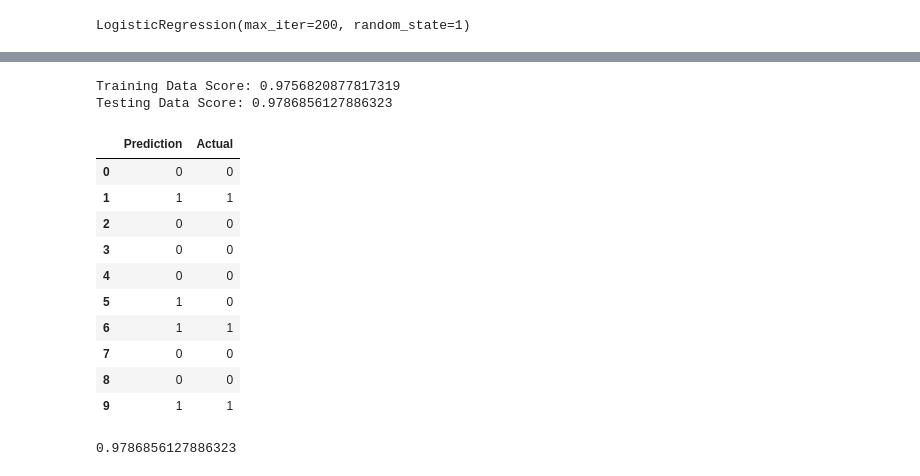
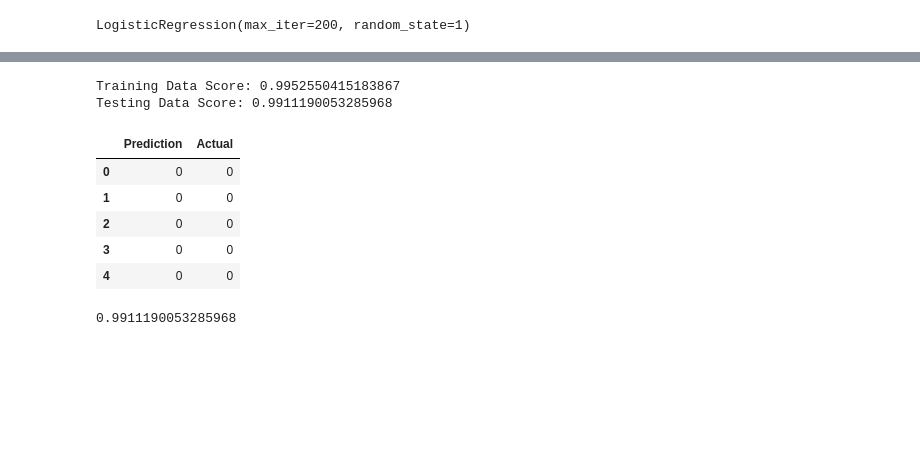
Before and after one commit to Chris-Barrera/Project4_Basketball, a Jupyter notebook: Project_4/LogisticRegressionModel/BBLogisticRegresionFinal.ipynb, the cells around one changed output, grey strips where cells are left out. Drawn from its saved outputs; the diff is of its cells as text; code cells hidden in the pictures; blank space fills up the shorter version.

Commit message:
cleaning up models and renamning columns

```diff
--- a/Project_4/LogisticRegressionModel/BBLogisticRegresion.ipynb
+++ b/Project_4/LogisticRegressionModel/BBLogisticRegresionFinal.ipynb
@@ -4,7 +4,7 @@ import pandas as pd
 import numpy as np
 import matplotlib.pyplot as plt
 # %%
-df = pd.read_csv('/content/BasketBallRevised - basketball_cleaned (1).csv')
+df = pd.read_csv('/content/BasketBallRevised - basketball_cleaned_final.csv')
 df.head()
 # %% [output]
 |  | Player | YearsInLeague | GamesPlayed | MinutesPlayed | FieldGoal | FieldGoalAttempt | 3PointsMade | ... |
@@ -138,0 +234,3 @@ plt.show()
+# %%
+y = df['AboveAvg'].ravel()
+y[:5]
@@ -139,3 +239,7 @@ plt.show()
+# %%
+from sklearn.model_selection import train_test_split
+# Splitting into Train and Test sets
+X_train, X_test, y_train, y_test = train_test_split(X, y, random_state=78)
 # %%
 from sklearn.preprocessing import StandardScaler
 # Creating StandardScaler instance
@@ -156,5 +260,5 @@ classifier
 # %% [output]
 LogisticRegression(max_iter=200, random_state=1)
 # %%
-classifier.fit(X_train, y_train)
+classifier.fit(X_train_scaled, y_train)
 # %% [output]
@@ -169,28 +266,23 @@ LogisticRegression(max_iter=200, random_state=1)
 # %%
-print(f"Training Data Score: {classifier.score(X_train, y_train)}")
-print(f"Testing Data Score: {classifier.score(X_test, y_test)}")
+print(f"Training Data Score: {classifier.score(X_train_scaled, y_train)}")
+print(f"Testing Data Score: {classifier.score(X_test_scaled, y_test)}")
 # %% [output]
-Training Data Score: 0.9756820877817319
-Testing Data Score: 0.9786856127886323
+Training Data Score: 0.9952550415183867
+Testing Data Score: 0.9911190053285968
 # %%
-predictions = classifier.predict(X_test)
+predictions = classifier.predict(X_test_scaled)
 results = pd.DataFrame({"Prediction": predictions, "Actual": y_test}).reset_index(drop=True)
-results.head(10)
+results.head(5)
 # %% [output]
 |  | Prediction | Actual |
 | 0 | 0 | 0 |
-| 1 | 1 | 1 |
+| 1 | 0 | 0 |
 | 2 | 0 | 0 |
 | 3 | 0 | 0 |
 | 4 | 0 | 0 |
-| 5 | 1 | 0 |
-| 6 | 1 | 1 |
-| 7 | 0 | 0 |
-| 8 | 0 | 0 |
-| 9 | 1 | 1 |
 # %%
 from sklearn.metrics import accuracy_score
 # Display the accuracy score for the test dataset.
 accuracy_score(y_test, predictions)
 # %% [output]
-0.9786856127886323
+0.9911190053285968
```
Also changed, not shown: parts of 8 cells of this notebook, 4 other files.
